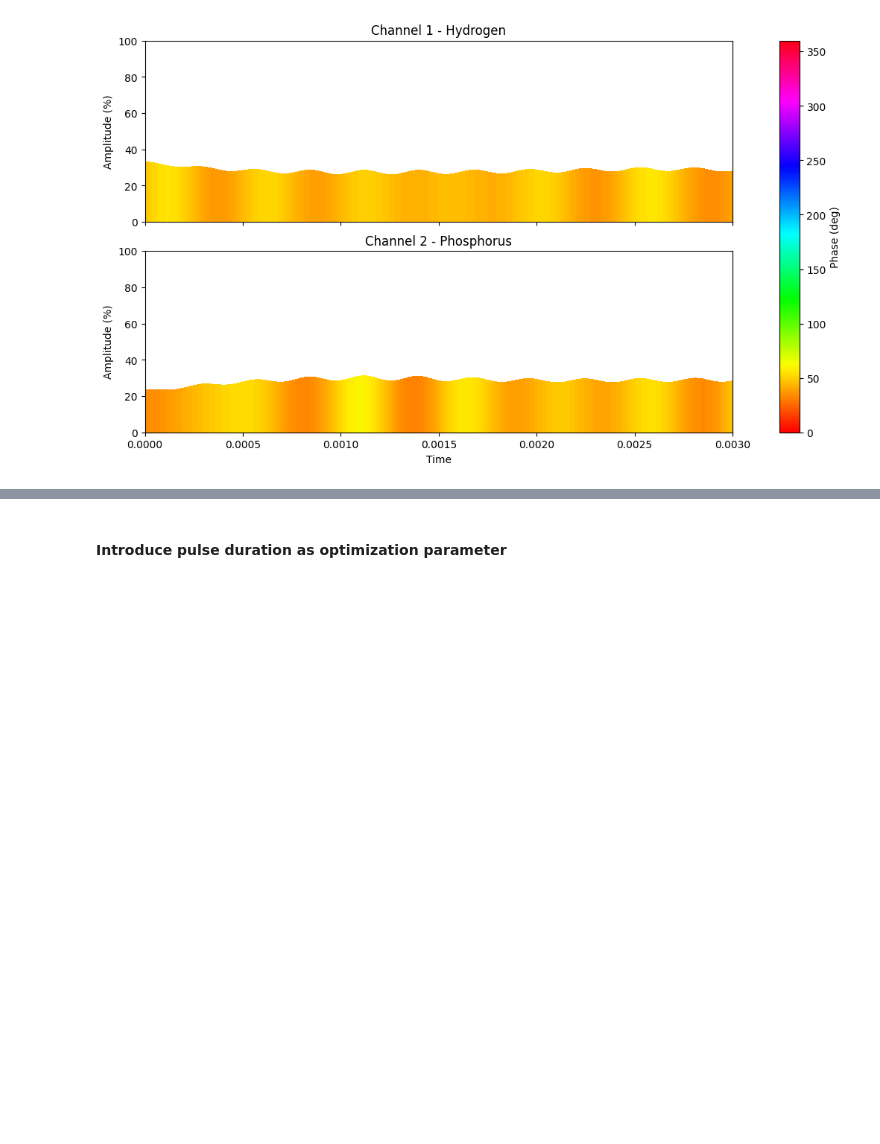
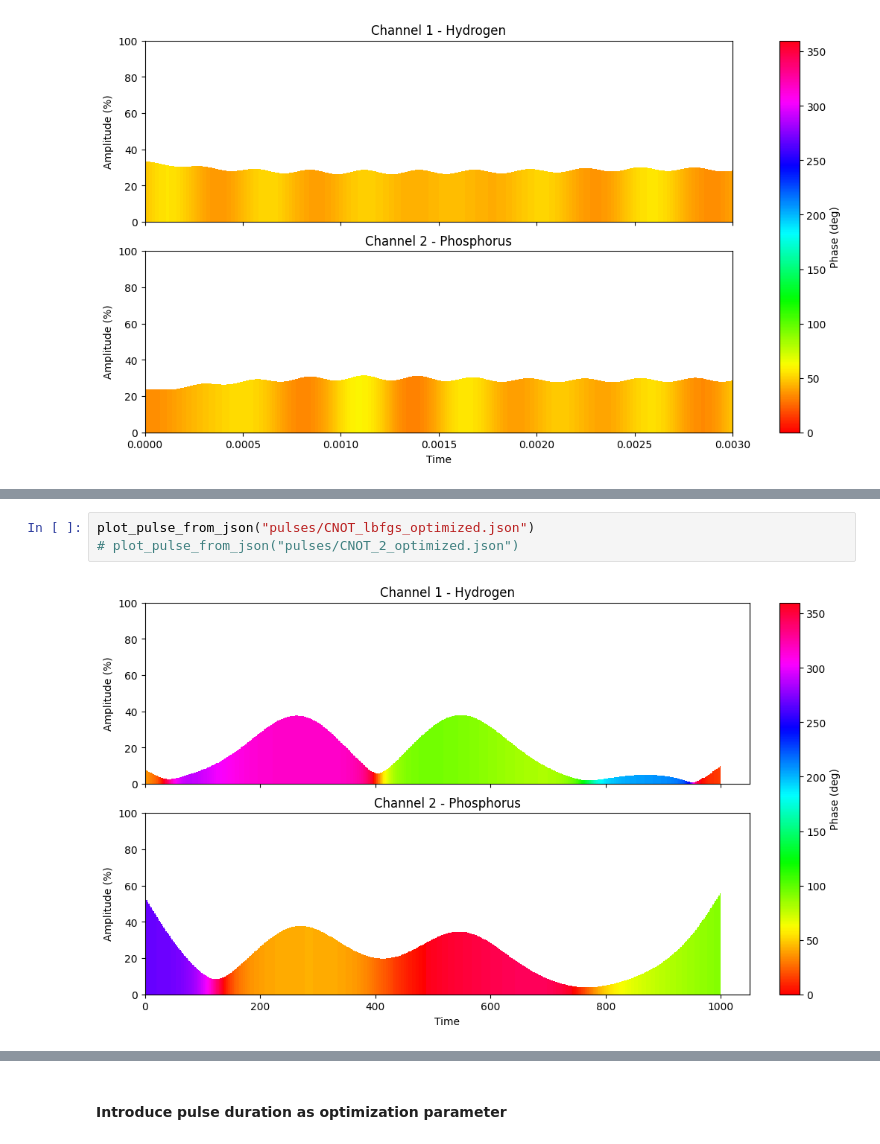
Before and after one commit to andrehroque/python-ml-projects, a Jupyter notebook: NMR-pulse-optimization/pulse optimization.ipynb, the cells around one changed output, grey strips where cells are left out. Drawn from its saved outputs; the diff is of its cells as text; blank space fills up the shorter version.

```diff
--- a/NMR-pulse-optimization/pulse optimization.ipynb
+++ b/NMR-pulse-optimization/pulse optimization.ipynb
@@ -1568,0 +1882,5 @@ redo cnot optimizations with different starting points? any kind of optimization
+# %%
+plot_pulse_from_json("pulses/CNOT_lbfgs_optimized.json")
+# plot_pulse_from_json("pulses/CNOT_2_optimized.json")
+# %% [output]
+[figure, added]
```
Also changed, not shown: parts of 23 cells of this notebook, 21 other files.
